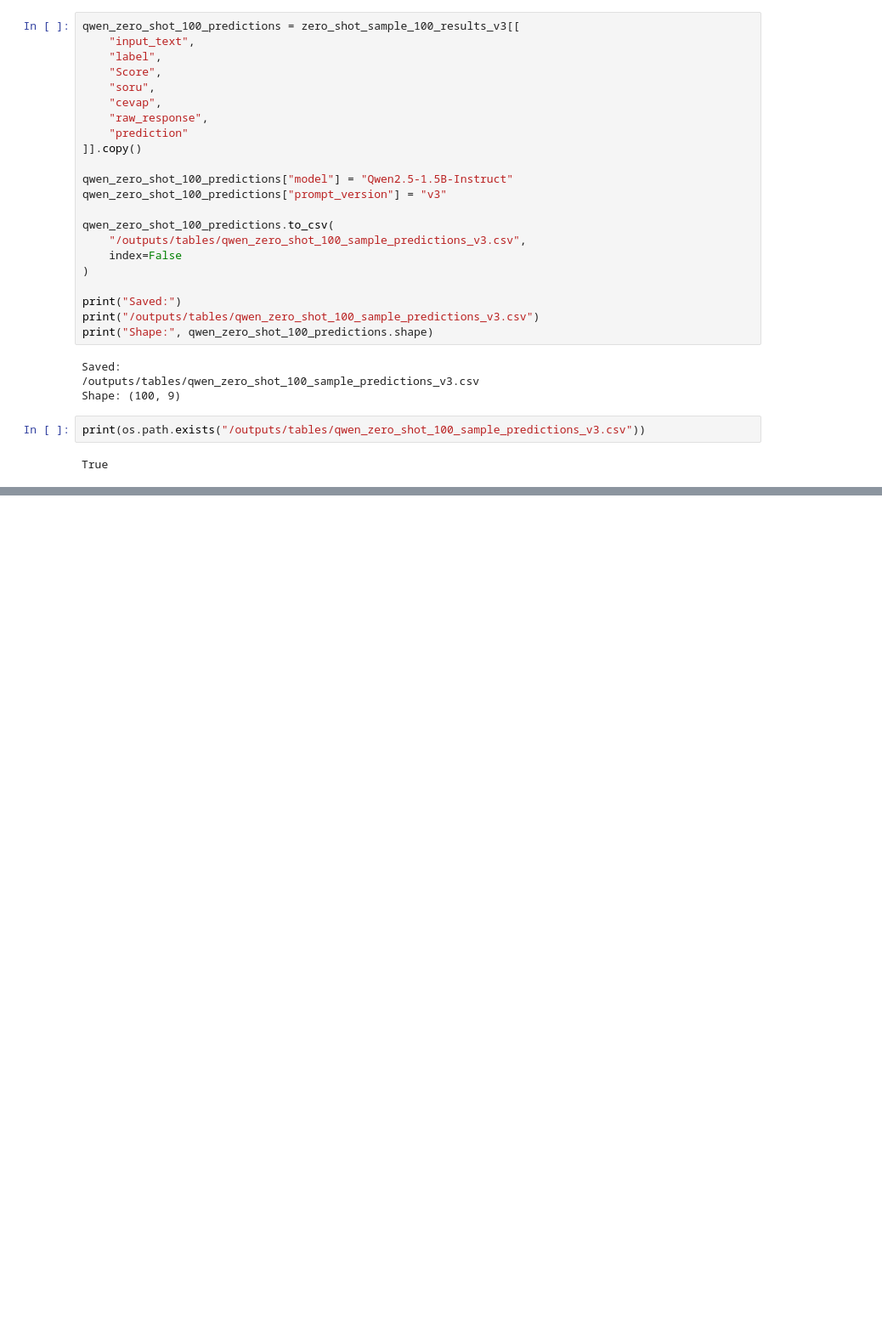
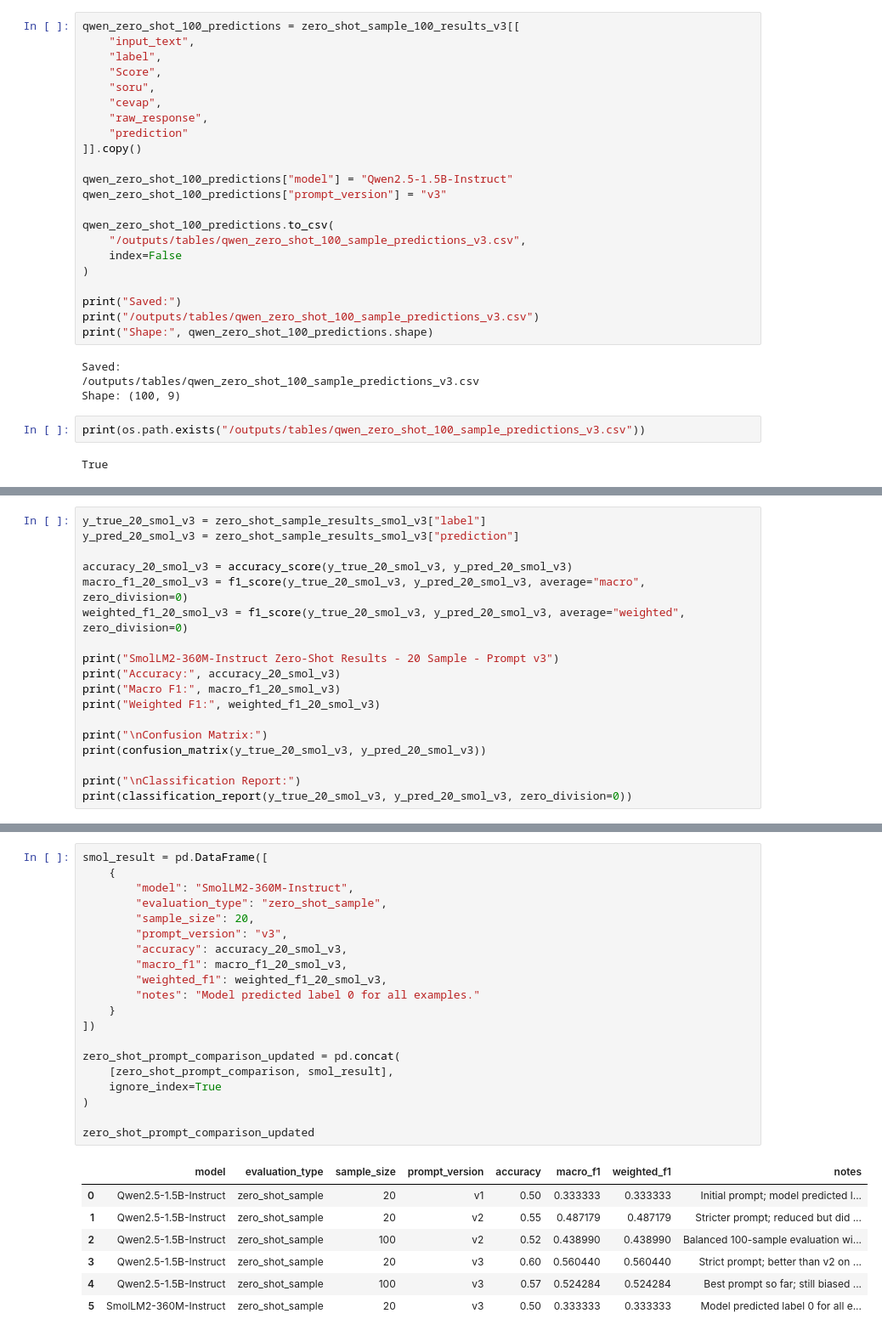
Before and after one commit to gencnis/turkish-answer-quality-slm, a Jupyter notebook: notebooks/04_zero_shot_evaluation.ipynb, the cells around one changed output, grey strips where cells are left out. Shown at 85% size. Cells and saved outputs as stored; diff of their text form; blank space fills up the shorter version.

Commit message:
Updated zero-shot comparison with SmolLM2
Added SmolLM2 zero-shot sample result and update the general zero-shot comparison table.

```diff
--- a/notebooks/04_zero_shot_evaluation.ipynb
+++ b/notebooks/04_zero_shot_evaluation.ipynb
@@ -880,0 +956,18 @@ True
+# %%
+y_true_20_smol_v3 = zero_shot_sample_results_smol_v3["label"]
+y_pred_20_smol_v3 = zero_shot_sample_results_smol_v3["prediction"]
+
+accuracy_20_smol_v3 = accuracy_score(y_true_20_smol_v3, y_pred_20_smol_v3)
+macro_f1_20_smol_v3 = f1_score(y_true_20_smol_v3, y_pred_20_smol_v3, average="macro", zero_division=0)
+weighted_f1_20_smol_v3 = f1_score(y_true_20_smol_v3, y_pred_20_smol_v3, average="weighted", zero_division=0)
+
+print("SmolLM2-360M-Instruct Zero-Shot Results - 20 Sample - Prompt v3")
+print("Accuracy:", accuracy_20_smol_v3)
+print("Macro F1:", macro_f1_20_smol_v3)
+print("Weighted F1:", weighted_f1_20_smol_v3)
+
+print("\nConfusion Matrix:")
+print(confusion_matrix(y_true_20_smol_v3, y_pred_20_smol_v3))
+
+print("\nClassification Report:")
+print(classification_report(y_true_20_smol_v3, y_pred_20_smol_v3, zero_division=0))
@@ -880,0 +993,28 @@ True
+# %%
+smol_result = pd.DataFrame([
+    {
+        "model": "SmolLM2-360M-Instruct",
+        "evaluation_type": "zero_shot_sample",
+        "sample_size": 20,
+        "prompt_version": "v3",
+        "accuracy": accuracy_20_smol_v3,
+        "macro_f1": macro_f1_20_smol_v3,
+        "weighted_f1": weighted_f1_20_smol_v3,
+        "notes": "Model predicted label 0 for all examples."
+    }
+])
+
+zero_shot_prompt_comparison_updated = pd.concat(
+    [zero_shot_prompt_comparison, smol_result],
+    ignore_index=True
+)
+
+zero_shot_prompt_comparison_updated
+# %% [output]
+|  | model | evaluation_type | sample_size | prompt_version | accuracy | macro_f1 | weighted_f1 | notes |
+| 0 | Qwen2.5-1.5B-Instruct | zero_shot_sample | 20 | v1 | 0.50 | 0.333333 | 0.333333 | Initial prompt; model predicted l... |
+| 1 | Qwen2.5-1.5B-Instruct | zero_shot_sample | 20 | v2 | 0.55 | 0.487179 | 0.487179 | Stricter prompt; reduced but did ... |
+| 2 | Qwen2.5-1.5B-Instruct | zero_shot_sample | 100 | v2 | 0.52 | 0.438990 | 0.438990 | Balanced 100-sample evaluation wi... |
+| 3 | Qwen2.5-1.5B-Instruct | zero_shot_sample | 20 | v3 | 0.60 | 0.560440 | 0.560440 | Strict prompt; better than v2 on ... |
+| 4 | Qwen2.5-1.5B-Instruct | zero_shot_sample | 100 | v3 | 0.57 | 0.524284 | 0.524284 | Best prompt so far; still biased ... |
+| 5 | SmolLM2-360M-Instruct | zero_shot_sample | 20 | v3 | 0.50 | 0.333333 | 0.333333 | Model predicted label 0 for all e... |
```
Also changed, not shown: parts of 8 cells of this notebook, 1 other file.
